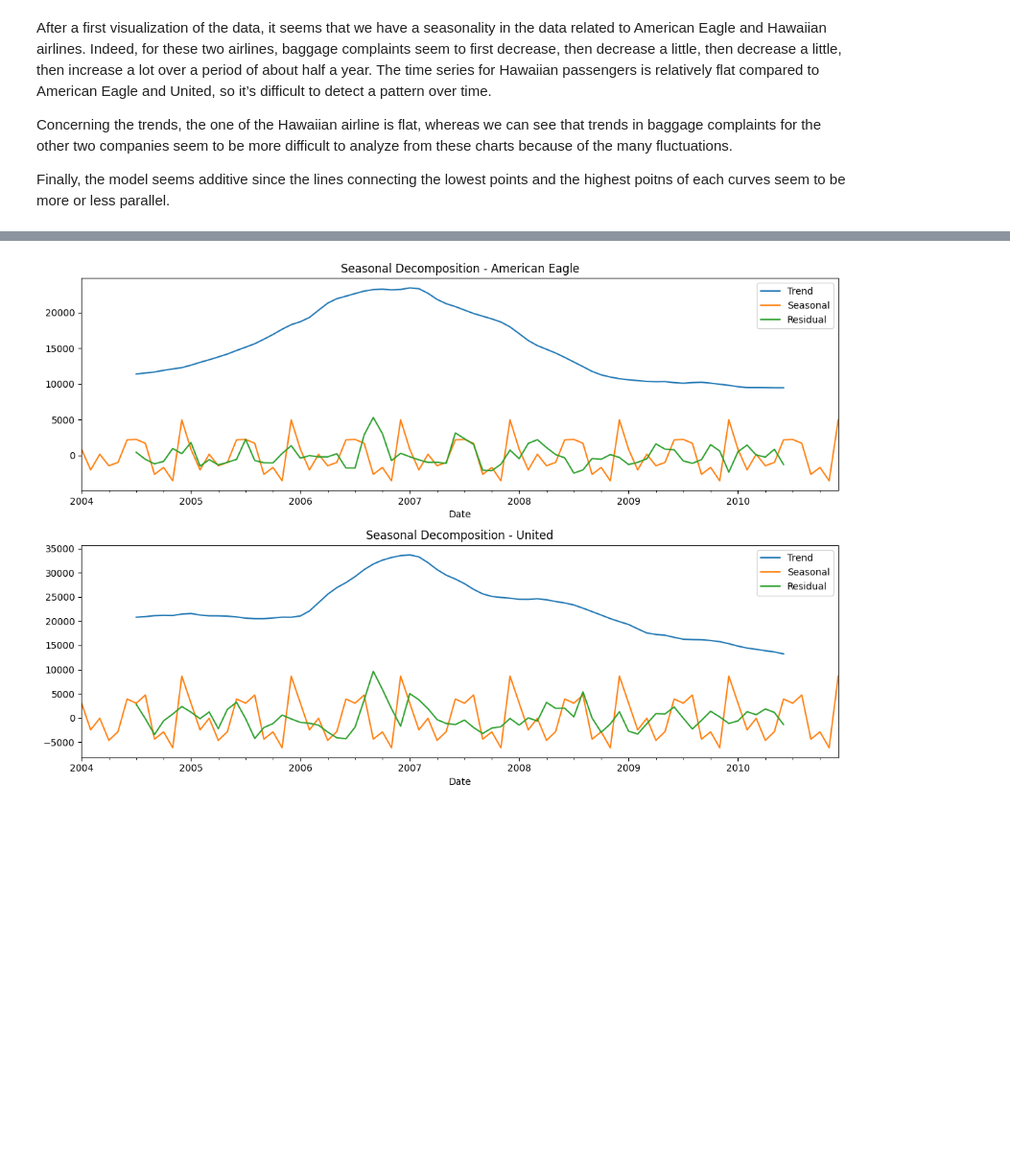
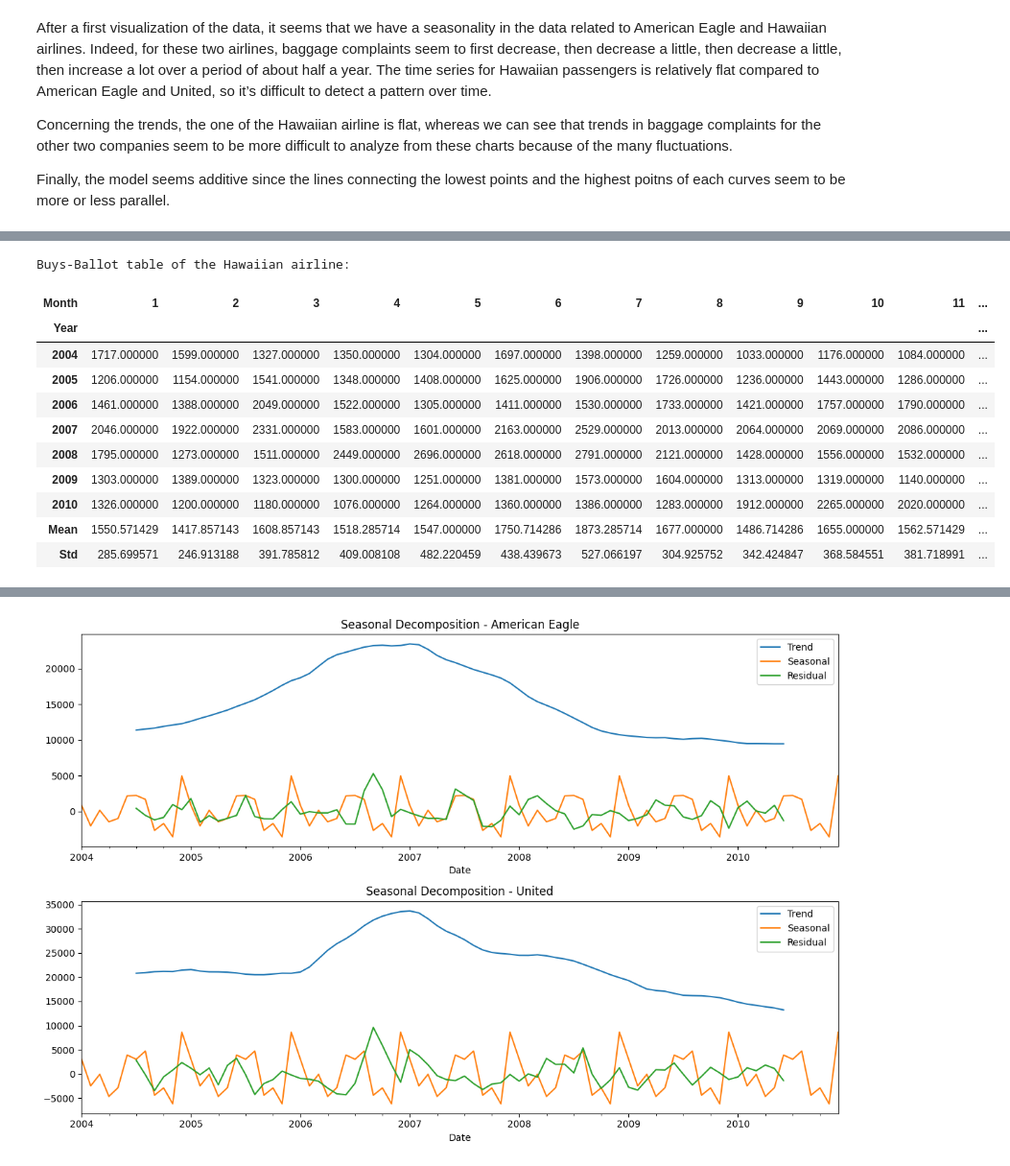
Before and after one commit to claragbl/Time_Series_Analysis_Project, a Jupyter notebook: Time_Series_Gaubil_Rageot.ipynb, the cells around one changed output, grey strips where cells are left out. Shown: that part at 96% size. Saved outputs shown, nothing was run; the diff lists cells and outputs as text; code cells hidden in the pictures; blank space fills up the shorter version.

```diff
--- a/Time_Series_Gaubil_Rageot.ipynb
+++ b/Time_Series_Gaubil_Rageot.ipynb
@@ -176,0 +273,16 @@ It seems that ther is some seasonality in the data of the american airline and t
+# %%
+print("Buys-Ballot table of the Hawaiian airline:")
+display(BBT_Hawaiian)
+# %% [output]
+Buys-Ballot table of the Hawaiian airline:
+| Month | 1 | 2 | 3 | 4 | 5 | 6 | 7 | 8 | 9 | 10 | 11 | ... |
+| Year |  |  |  |  |  |  |  |  |  |  |  | ... |
+| 2004 | 1717.000000 | 1599.000000 | 1327.000000 | 1350.000000 | 1304.000000 | 1697.000000 | 1398.000000 | 1259.000000 | 1033.000000 | 1176.000000 | 1084.000000 | ... |
+| 2005 | 1206.000000 | 1154.000000 | 1541.000000 | 1348.000000 | 1408.000000 | 1625.000000 | 1906.000000 | 1726.000000 | 1236.000000 | 1443.000000 | 1286.000000 | ... |
+| 2006 | 1461.000000 | 1388.000000 | 2049.000000 | 1522.000000 | 1305.000000 | 1411.000000 | 1530.000000 | 1733.000000 | 1421.000000 | 1757.000000 | 1790.000000 | ... |
+| 2007 | 2046.000000 | 1922.000000 | 2331.000000 | 1583.000000 | 1601.000000 | 2163.000000 | 2529.000000 | 2013.000000 | 2064.000000 | 2069.000000 | 2086.000000 | ... |
+| 2008 | 1795.000000 | 1273.000000 | 1511.000000 | 2449.000000 | 2696.000000 | 2618.000000 | 2791.000000 | 2121.000000 | 1428.000000 | 1556.000000 | 1532.000000 | ... |
+| 2009 | 1303.000000 | 1389.000000 | 1323.000000 | 1300.000000 | 1251.000000 | 1381.000000 | 1573.000000 | 1604.000000 | 1313.000000 | 1319.000000 | 1140.000000 | ... |
+| 2010 | 1326.000000 | 1200.000000 | 1180.000000 | 1076.000000 | 1264.000000 | 1360.000000 | 1386.000000 | 1283.000000 | 1912.000000 | 2265.000000 | 2020.000000 | ... |
+| Mean | 1550.571429 | 1417.857143 | 1608.857143 | 1518.285714 | 1547.000000 | 1750.714286 | 1873.285714 | 1677.000000 | 1486.714286 | 1655.000000 | 1562.571429 | ... |
+| Std | 285.699571 | 246.913188 | 391.785812 | 409.008108 | 482.220459 | 438.439673 | 527.066197 | 304.925752 | 342.424847 | 368.584551 | 381.718991 | ... |
```
Also changed, not shown: parts of 28 cells of this notebook.
